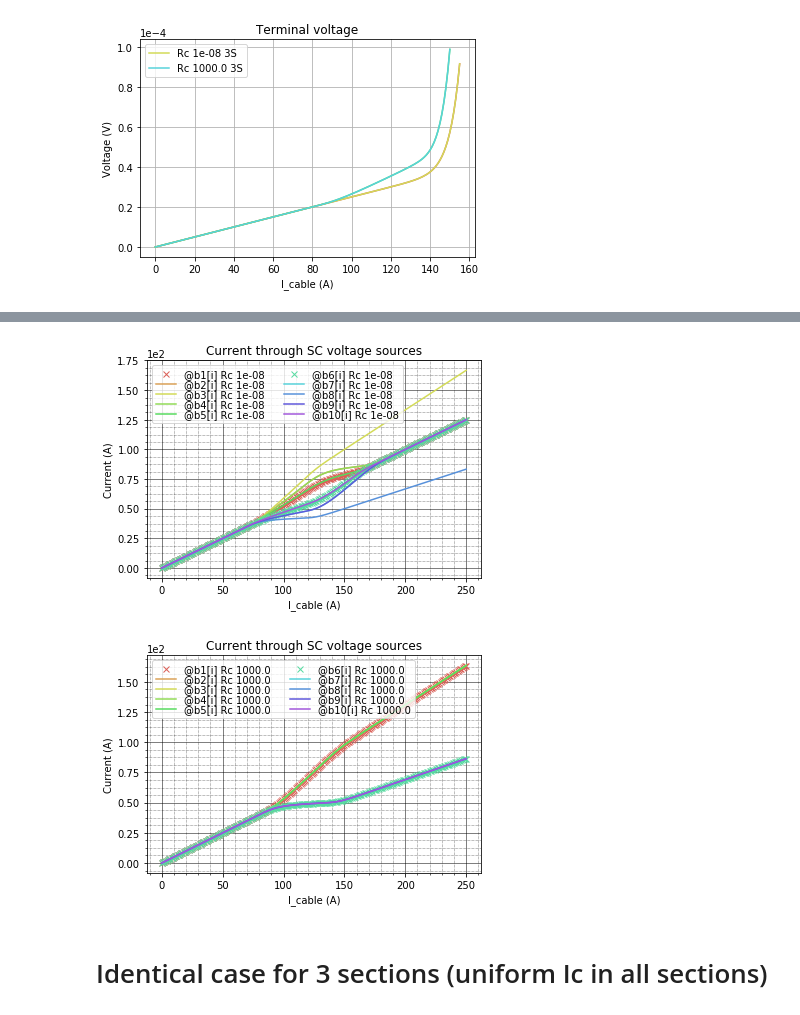
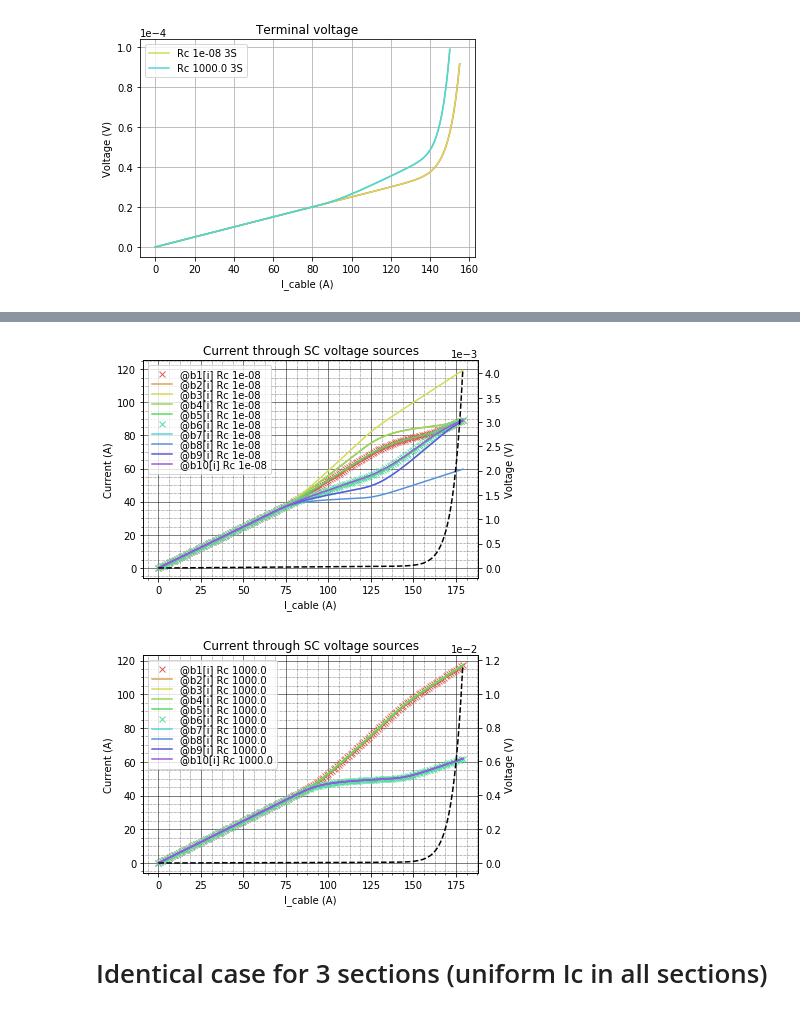
Before and after one commit to auroc10/LBNL, a Jupyter notebook: Contact/Contact resistance - Arbitrary number of sections.ipynb, the cells around one changed output, grey strips where cells are left out. Cells and saved outputs as stored; diff of their text form; code cells hidden in the pictures.

```diff
--- a/Contact/Contact resistance - Arbitrary number of sections.ipynb
+++ b/Contact/Contact resistance - Arbitrary number of sections.ipynb
@@ -570,10 +608,11 @@ for i in range(len(R_cvals)):
     Error = np.sqrt(sum((Vt_lim-Vt_fit_exp)**2))
 
     # Plotting
-    print(f'Rc {Rc[i]}: Rt = {round(Rt_e,10)}, Ic = {round(Ic_e,4)}, n = {round(n_e,4)}, Fit-error = {round(Error,10)}\n')
-    plt.plot(Icable_lim,Vt_lim,label = f'Rc {Rc[i]} 3S')
+    print(f'Rc {R_cvals[i]}: Rt = {round(Rt_e,10)}, Ic = {round(Ic_e,4)}, n = {round(n_e,4)}, Fit-error = {round(Error,10)}\n')
+    plt.plot(Icable_lim,Vt_lim,label = f'Rc {R_cvals[i]} 3S')
     #plt.plot(Icable_lim,Vt_fit_exp,label = f'Fit Rc {Rc[i]} 3S')
     #plt.plot(data[:,1],data[:,2],label = Labels[2]+f'{ns} sections- Rc {R_cvals[i]}')
+
 
 
 plt.ticklabel_format(style='sci', axis='y', scilimits=(0,0))
@@ -603,13 +642,22 @@ for i in range(len(R_cvals)):
     ns = 5 # Number of sections
     filename = f'{ns} sections - Rc {R_cvals[i]}.cir'
     #generatenetlist(filename,Rc[i])
-    data = readdata(filename,Labels,data_points)
+    dataf = readdata(filename,Labels,data_points)
+    lim_points = 180
+    data = dataf[:lim_points]
     nc = 15
     fig, ax = plt.subplots()
     for j in range(ns+1):
         ax.plot(data[:,1],data[:,j+nc],label = Labels[j+nc]+f' Rc {R_cvals[i]}')
-    plt.xlabel('I_cable (A)')
-    plt.ylabel('Current (A)')
+
+    ax.legend(labelspacing=0.001,ncol=1,loc='upper left')
+    ax2 = ax.twinx()
+    ax2.plot(data[:,1],data[:,2],'--k',label = 'V terminal' )
+    ax.set_xlabel('I_cable (A)')
+    ax.set_ylabel('Current (A)')
+    ax2.set_ylabel('Voltage (V)')
+    #ax2.legend(labelspacing=0.001,ncol=2,loc='lower left')
+
     plt.title('Current through contact resistances Rc')
     #plt.xlim(0,200)
     ax.minorticks_on()
@@ -619,7 +667,7 @@ for i in range(len(R_cvals)):
 
     ax.tick_params(which='both') # turn off bottom ticks
 
-    plt.legend(labelspacing=0.001,ncol=2,loc='best')
+    #plt.legend(labelspacing=0.001,ncol=2,loc='best')
     plt.ticklabel_format(style='sci', axis='y', scilimits=(0,0))
     plt.show()
 # %% [output]
@@ -628,38 +676,46 @@ for i in range(len(R_cvals)):
 # %%
 # Testing different values of contact resistance
 sns.set_palette(sns.color_palette("hls", 12))
 # Generating netlists and saving data
 
 for i in range(len(R_cvals)):
     ns = 5 # Number of sections
     filename = f'{ns} sections - Rc {R_cvals[i]}.cir'
     #generatenetlist(filename,Rc[i])
-    data = readdata(filename,Labels,data_points)
-
+    dataf = readdata(filename,Labels,data_points)
+    lim_points = 180
+    data = dataf[:lim_points]
     fig, ax = plt.subplots()
     nc2 = 21
     for j in range(ns*2):
         if j== 0 or j==5:
             ax.plot(data[:,1],data[:,j+nc2],'x',label = Labels[j+nc2]+f' Rc {R_cvals[i]}')
         else:
             ax.plot(data[:,1],data[:,j+nc2],label = Labels[j+nc2]+f' Rc {R_cvals[i]}')
-    plt.xlabel('I_cable (A)')
-    plt.ylabel('Current (A)')
+
+    ax.legend(labelspacing=0.001,ncol=1,loc='upper left')
+    ax2 = ax.twinx()
+    ax2.plot(data[:,1],data[:,2],'--k',label = 'V terminal' )
+    ax.set_xlabel('I_cable (A)')
+    ax.set_ylabel('Current (A)')
+    ax2.set_ylabel('Voltage (V)')
+    #ax2.legend(labelspacing=0.001,ncol=2,loc='lower left')
+
     plt.title('Current through SC voltage sources')
     #plt.xlim(0,200)
     ax.minorticks_on()
     ax.grid(which='major', linestyle='-', linewidth='0.5', color='black')
 # Customize the minor grid
     ax.grid(which='minor', linestyle=':', linewidth='0.5', color='black')
 
     ax.tick_params(which='both') # turn off bottom ticks
 
-    plt.legend(labelspacing=0.001,ncol=2,loc='best')
+    #plt.legend(labelspacing=0.001,ncol=2,loc='best')
     plt.ticklabel_format(style='sci', axis='y', scilimits=(0,0))
     plt.show()
 # %% [output]
-[figure, old version]
+[figure, new version]
-[figure, old version]
+[figure, new version]
 # %% [markdown]
 # Identical case for 3 sections (uniform Ic in all sections)
 # %%
```
Also changed, not shown: parts of 11 cells of this notebook.
